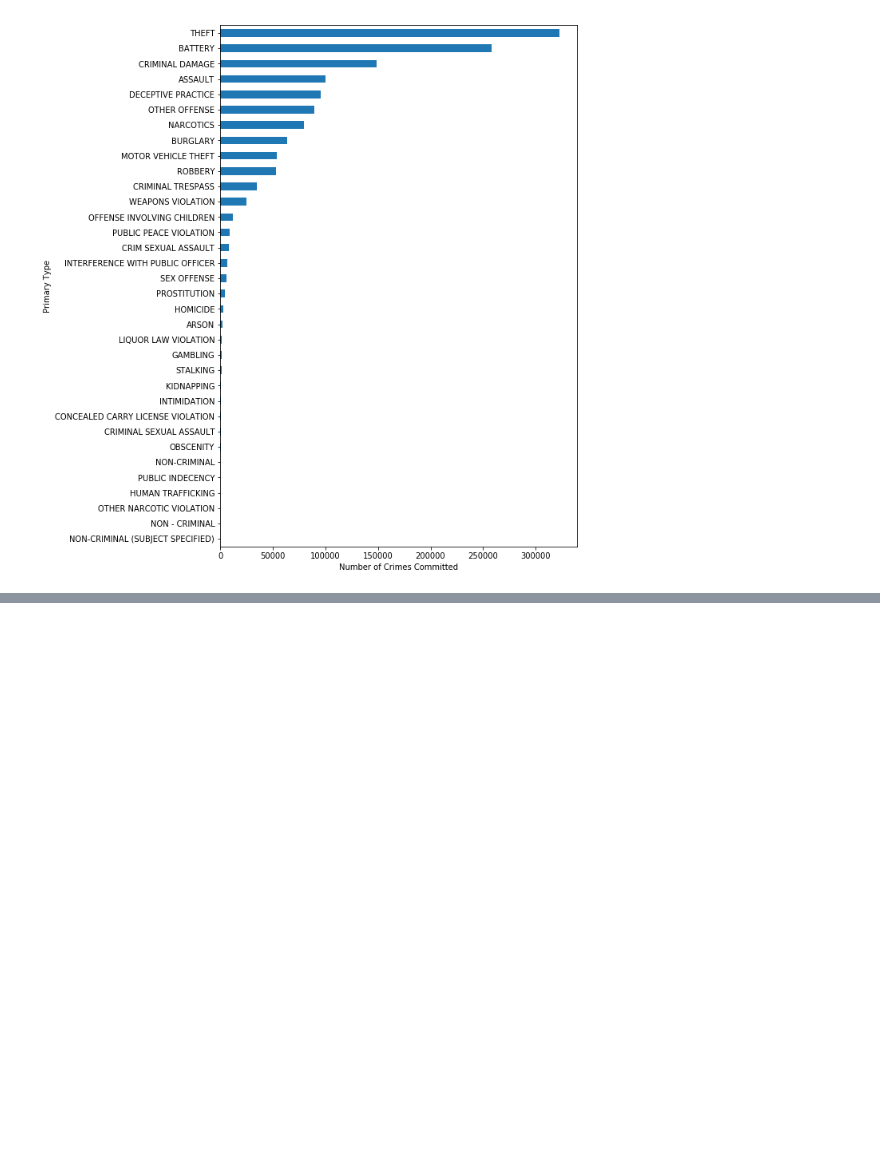
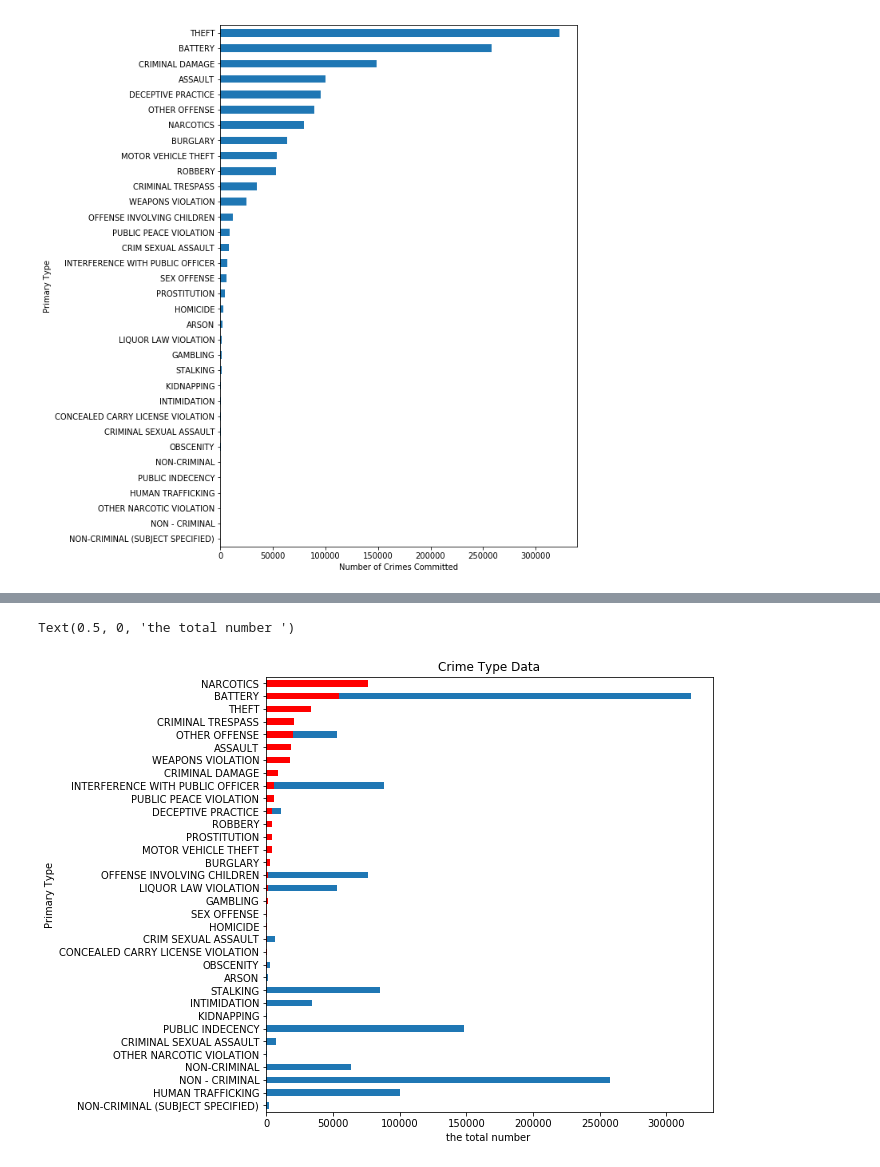
Before and after one commit to kimjaeh10/cmse202-project1, a Jupyter notebook: CMSE202-Project1.ipynb, the cells around one changed output, grey strips where cells are left out. Cells and saved outputs as stored; diff of their text form; code cells hidden in the pictures; blank space fills up the shorter version.

```diff
--- a/CMSE202-Project1.ipynb
+++ b/CMSE202-Project1.ipynb
@@ -142,0 +144,13 @@ for key in Keys:
+# %%
+Crime_Data_Type = Crime_Data.pivot_table('Arrest', aggfunc = np.sum, columns = ['Primary Type'],
+                                         index = Crime_Data.index.date, fill_value = 0)
+# %%
+plt.figure(figsize = (8,8))
+Crime_Data.groupby(Crime_Data['Primary Type']).size().plot(kind = 'barh')
+Crime_Data_Type.sum().sort_values().plot(kind = 'barh', color = 'r')
+plt.title('Crime Type Data')
+plt.ylabel("Primary Type")
+plt.xlabel("the total number ")
+# %% [output]
+Text(0.5, 0, 'the total number ')
+[figure, added]
```
Also changed, not shown: parts of 1 cell of this notebook.
